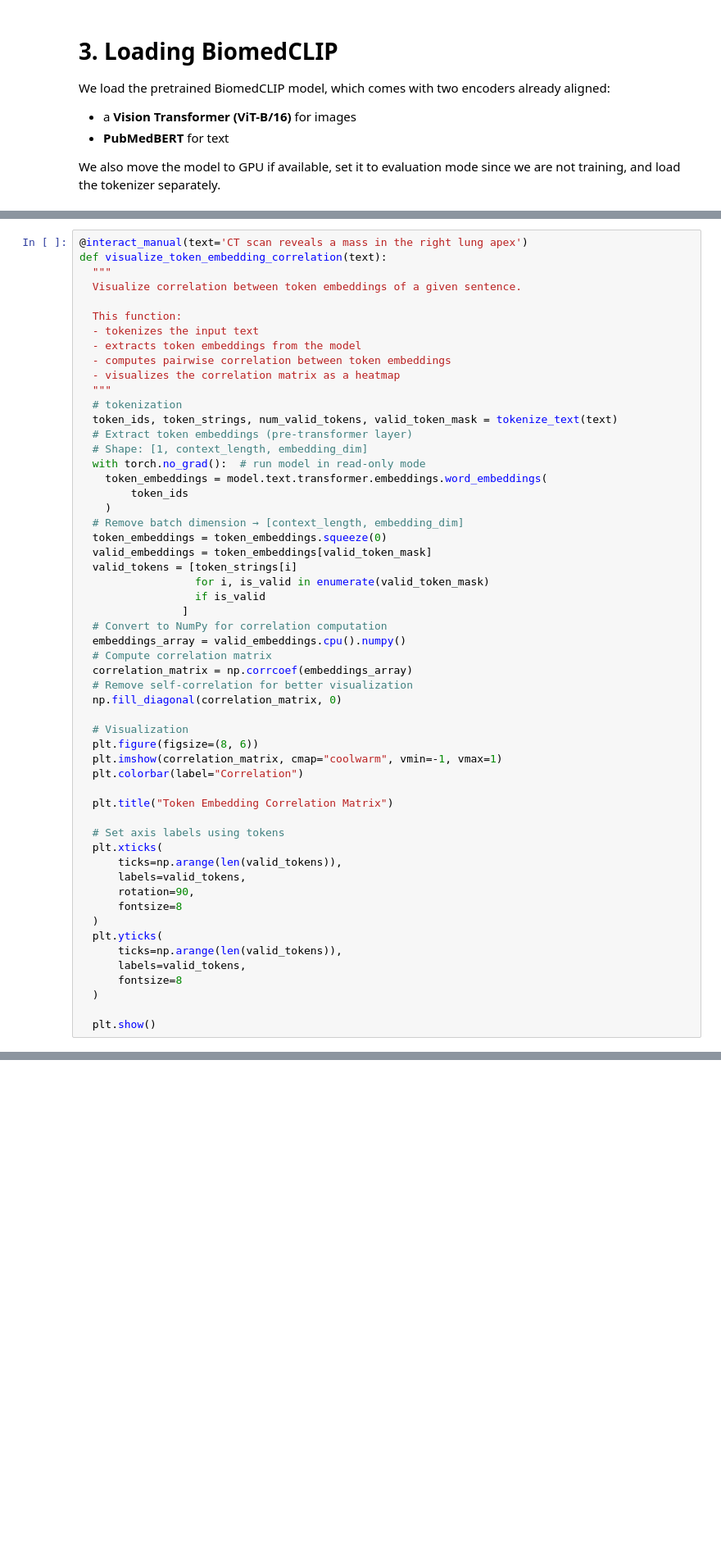
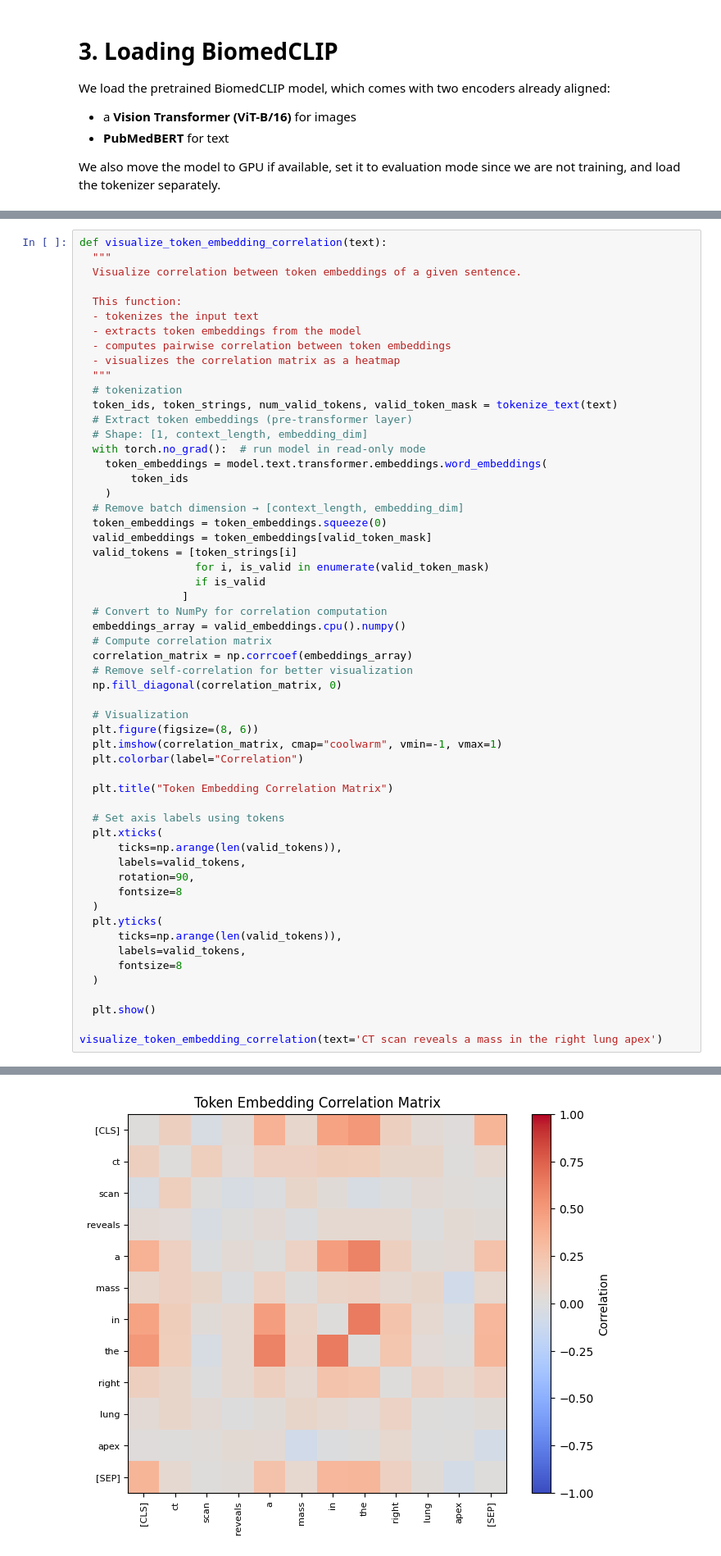
Before and after one commit to MeriemAfafHaddou/multimodal_ai_biomedclip, a Jupyter notebook: multimodal_ai_biomed_CLIP.ipynb, the cells around one changed output, grey strips where cells are left out. Shown at 82% size. Saved outputs shown, nothing was run; the diff lists cells and outputs as text; blank space fills up the shorter version.

```diff
--- a/multimodal_ai_biomed_CLIP.ipynb
+++ b/multimodal_ai_biomed_CLIP.ipynb
@@ -185,7 +186,6 @@ Content words sometimes get split into fragments. For example, `##nia` means "co
 
 Now that we can see how individual tokens are represented, the next step is to look at how they relate to each other before the Transformer processes them.
 # %%
-@interact_manual(text='CT scan reveals a mass in the right lung apex')
 def visualize_token_embedding_correlation(text):
   """
   Visualize correlation between token embeddings of a given sentence.
@@ -239,4 +239,6 @@ def visualize_token_embedding_correlation(text):
   )
 
   plt.show()
+
+visualize_token_embedding_correlation(text='CT scan reveals a mass in the right lung apex')
 # %% [output]
@@ -244,3 +245,4 @@ interactive(children=(Text(value='CT scan reveals a mass in the right lung apex'
+[figure, added]
 # %% [markdown]
 **Static vs. Contextual Embeddings**
 
```
Also changed, not shown: parts of 8 cells of this notebook.
